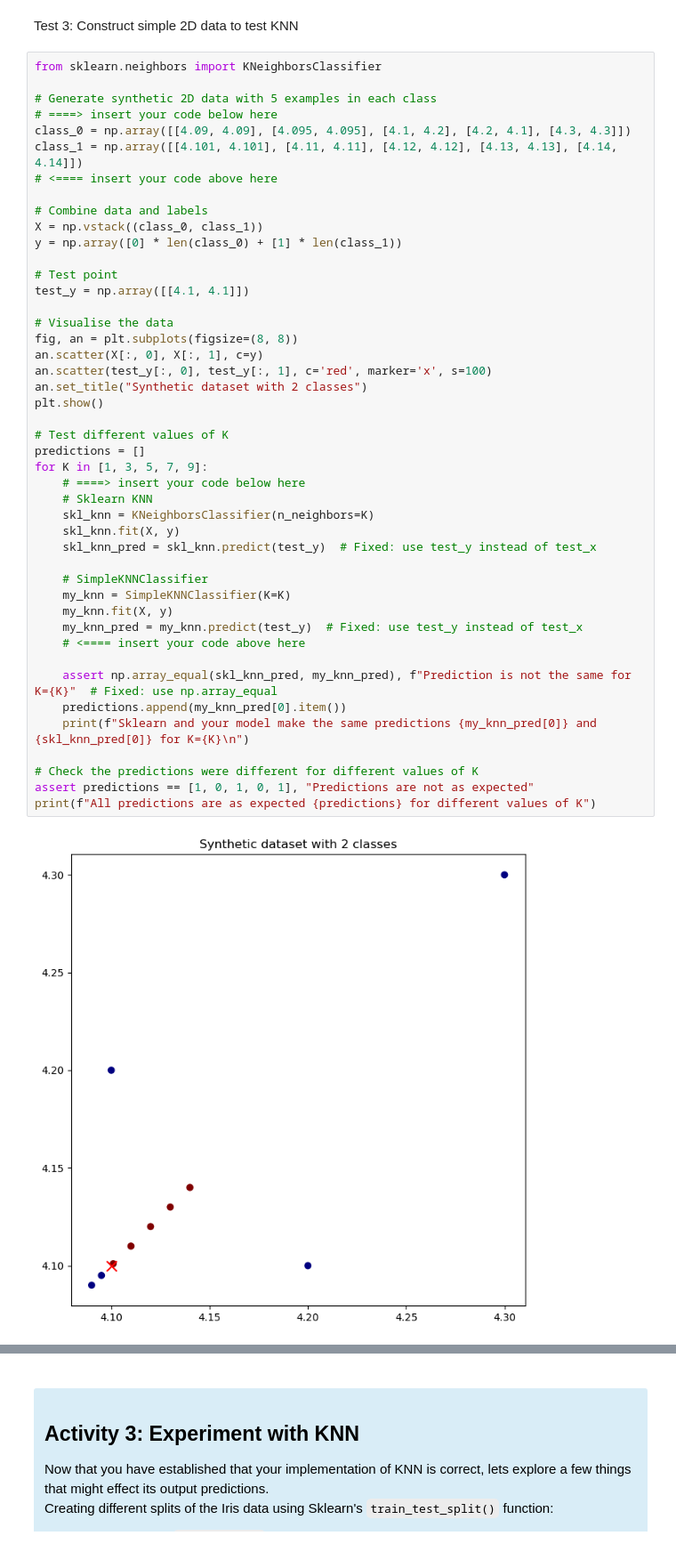
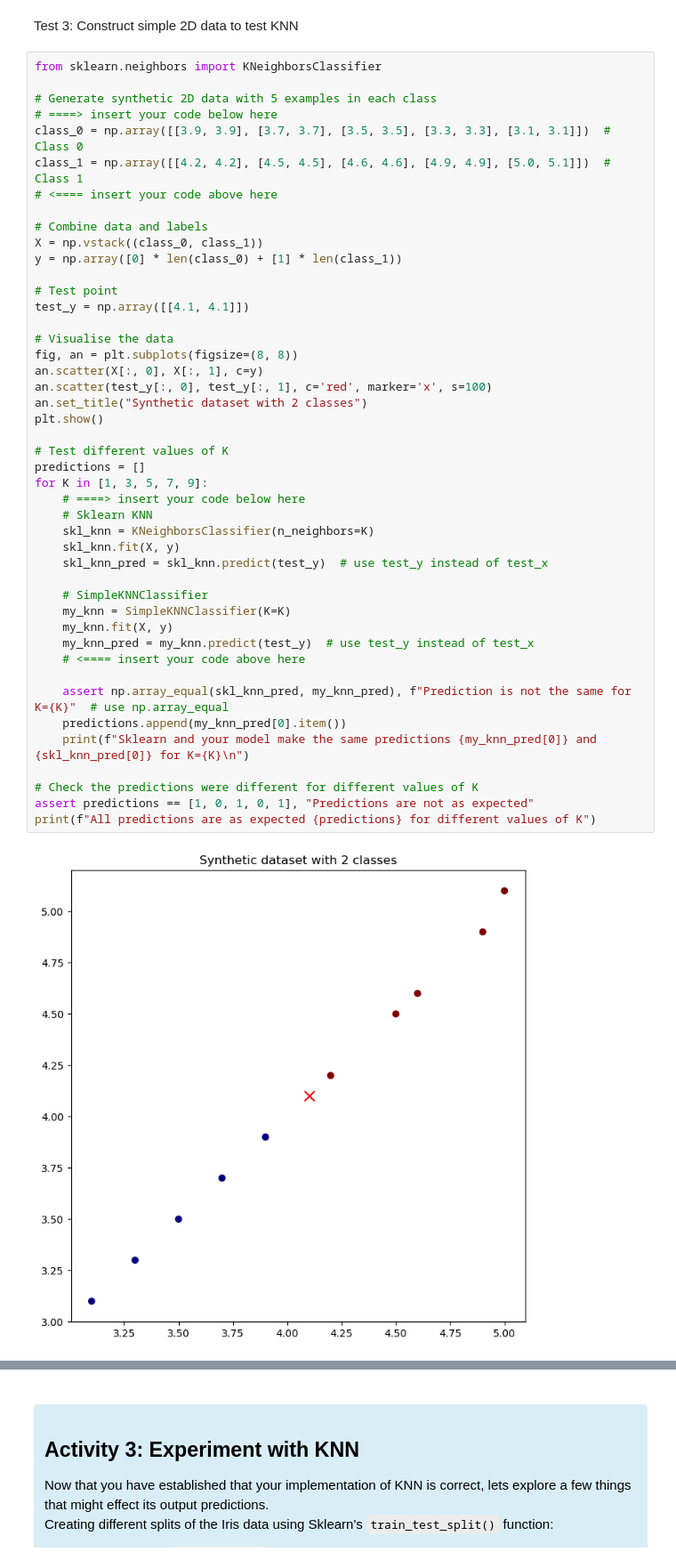
Before and after one commit to himal122/Artificial-Intelligence-I, a Jupyter notebook: Weekly Assignment/week_6/workbook_6.ipynb, the cells around one changed output, grey strips where cells are left out. Shown at 89% size. Saved outputs shown, nothing was run; the diff lists cells and outputs as text.

Commit message:
fixed workbook_6 Activity 2 Task:3 to get the correct predictions - '[1, 0, 1, 0, 1]'

```diff
--- a/Weekly Assignment/week_6/workbook_6.ipynb
+++ b/Weekly Assignment/week_6/workbook_6.ipynb
@@ -599,8 +599,8 @@ from sklearn.neighbors import KNeighborsClassifier
 
 # Generate synthetic 2D data with 5 examples in each class
 # ====> insert your code below here
-class_0 = np.array([[4.09, 4.09], [4.095, 4.095], [4.1, 4.2], [4.2, 4.1], [4.3, 4.3]])
-class_1 = np.array([[4.101, 4.101], [4.11, 4.11], [4.12, 4.12], [4.13, 4.13], [4.14, 4.14]])
+class_0 = np.array([[3.9, 3.9], [3.7, 3.7], [3.5, 3.5], [3.3, 3.3], [3.1, 3.1]])  # Class 0
+class_1 = np.array([[4.2, 4.2], [4.5, 4.5], [4.6, 4.6], [4.9, 4.9], [5.0, 5.1]])  # Class 1
 # <==== insert your code above here
 
 # Combine data and labels
@@ -610,37 +610,37 @@ y = np.array([0] * len(class_0) + [1] * len(class_1))
 # Test point
 test_y = np.array([[4.1, 4.1]])
 
 # Visualise the data
 fig, an = plt.subplots(figsize=(8, 8))
 an.scatter(X[:, 0], X[:, 1], c=y)
 an.scatter(test_y[:, 0], test_y[:, 1], c='red', marker='x', s=100)
 an.set_title("Synthetic dataset with 2 classes")
 plt.show()
 
 # Test different values of K
 predictions = []
 for K in [1, 3, 5, 7, 9]:
     # ====> insert your code below here
     # Sklearn KNN
     skl_knn = KNeighborsClassifier(n_neighbors=K)
     skl_knn.fit(X, y)
-    skl_knn_pred = skl_knn.predict(test_y)  # Fixed: use test_y instead of test_x
+    skl_knn_pred = skl_knn.predict(test_y)  # use test_y instead of test_x
 
     # SimpleKNNClassifier
     my_knn = SimpleKNNClassifier(K=K)
     my_knn.fit(X, y)
-    my_knn_pred = my_knn.predict(test_y)  # Fixed: use test_y instead of test_x
+    my_knn_pred = my_knn.predict(test_y)  # use test_y instead of test_x
     # <==== insert your code above here
 
-    assert np.array_equal(skl_knn_pred, my_knn_pred), f"Prediction is not the same for K={K}"  # Fixed: use np.array_equal
+    assert np.array_equal(skl_knn_pred, my_knn_pred), f"Prediction is not the same for K={K}"  # use np.array_equal
     predictions.append(my_knn_pred[0].item())
     print(f"Sklearn and your model make the same predictions {my_knn_pred[0]} and {skl_knn_pred[0]} for K={K}\n")
 
 # Check the predictions were different for different values of K
 assert predictions == [1, 0, 1, 0, 1], "Predictions are not as expected"
 print(f"All predictions are as expected {predictions} for different values of K")
 # %% [output]
-[figure, old version]
+[figure, new version]
 Sklearn and your model make the same predictions 1 and 1 for K=1
 
 Sklearn and your model make the same predictions 0 and 0 for K=3
```
Also changed, not shown: parts of 14 cells of this notebook.
